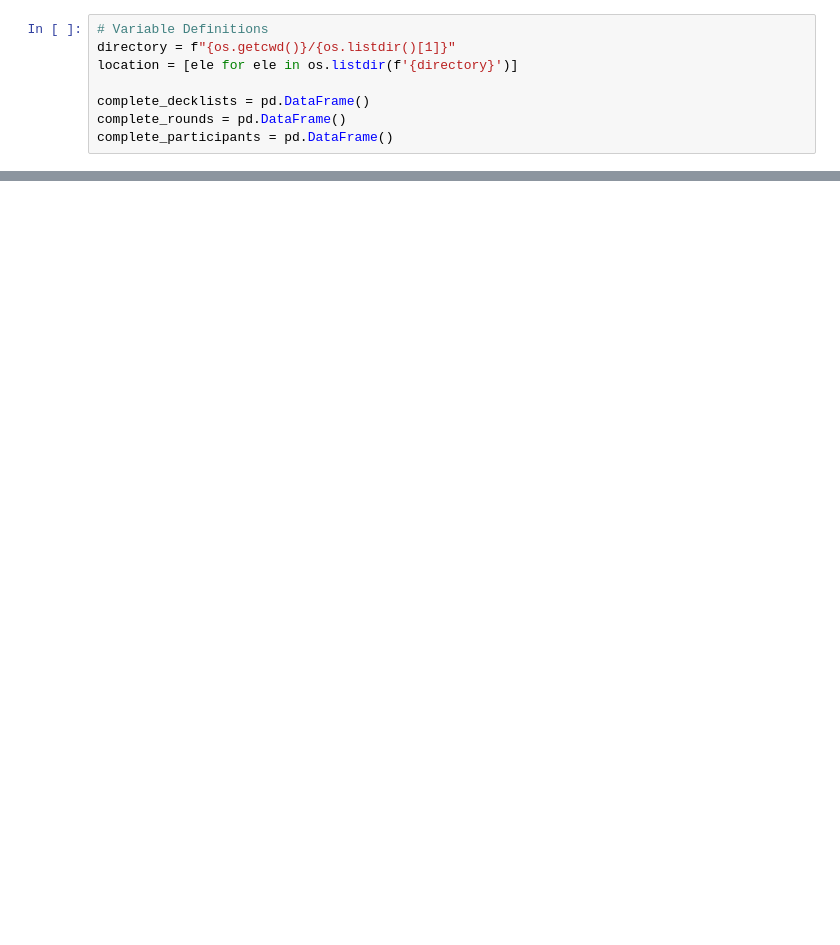
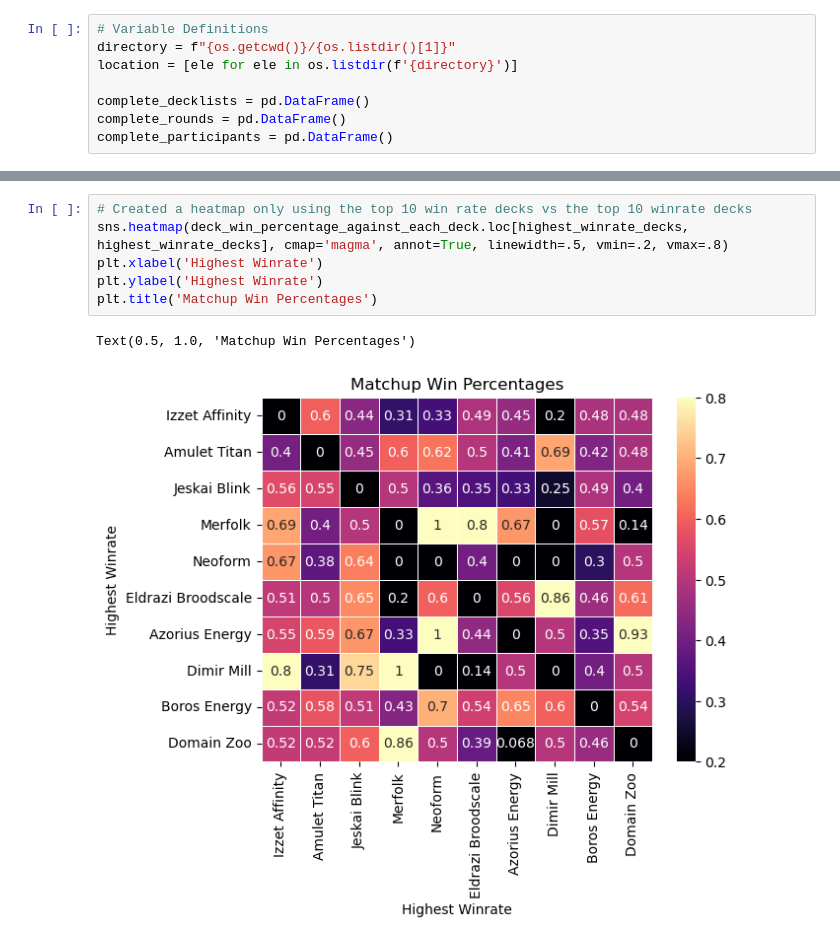
Before and after one commit to bicoscryin/MTG-Tournament-Data, a Jupyter notebook: tournament_aggregator.ipynb, the cells around one changed output, grey strips where cells are left out. Saved outputs shown, nothing was run; the diff lists cells and outputs as text; blank space fills up the shorter version.

```diff
--- a/tournament_aggregator.ipynb
+++ b/tournament_aggregator.ipynb
@@ -344,0 +270,9 @@ Text(50.7222222222222, 0.5, 'Most Popular')
+# %%
+# Created a heatmap only using the top 10 win rate decks vs the top 10 winrate decks
+sns.heatmap(deck_win_percentage_against_each_deck.loc[highest_winrate_decks, highest_winrate_decks], cmap='magma', annot=True, linewidth=.5, vmin=.2, vmax=.8)
+plt.xlabel('Highest Winrate')
+plt.ylabel('Highest Winrate')
+plt.title('Matchup Win Percentages')
+# %% [output]
+Text(0.5, 1.0, 'Matchup Win Percentages')
+[figure, added]
```
Also changed, not shown: parts of 18 cells of this notebook, 2 other files.
